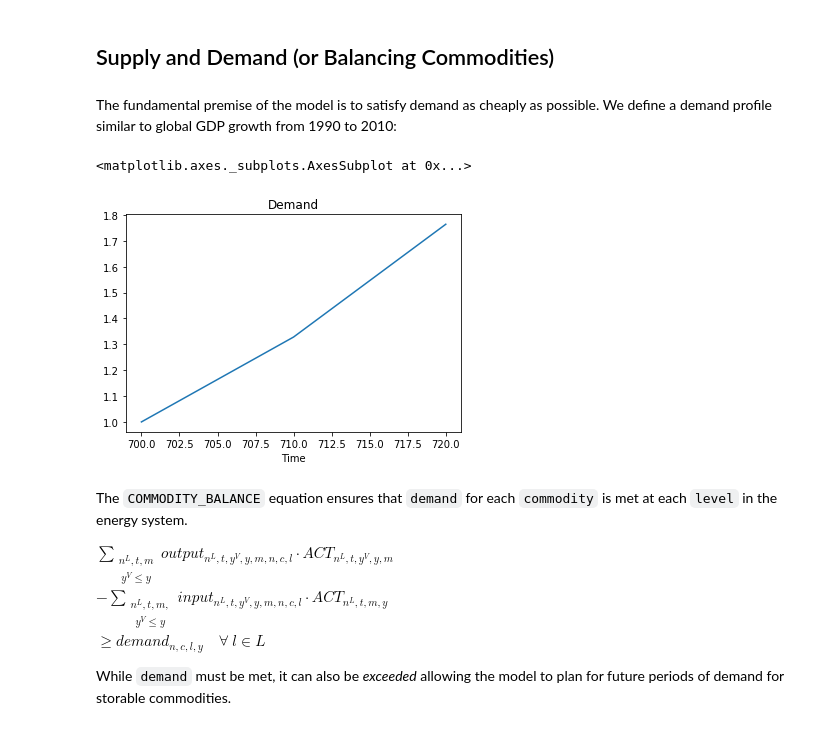
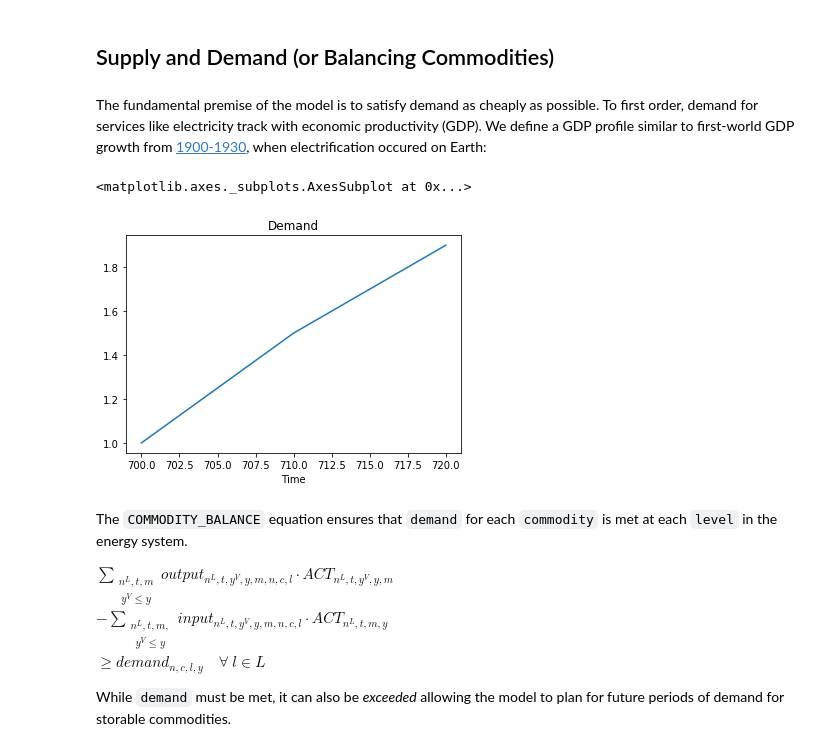
Before and after one commit to adrivinca/message_ix, a Jupyter notebook: tutorial/westeros/westeros.ipynb, the cells around one changed output. Saved outputs shown, nothing was run; the diff lists cells and outputs as text; code cells hidden in the pictures.

Commit message:
switch to gdp from appropriate time period

```diff
--- a/tutorial/westeros/westeros.ipynb
+++ b/tutorial/westeros/westeros.ipynb
@@ -89,15 +89,13 @@ scenario.add_set("mode", "standard")
 # %% [markdown]
 ## Supply and Demand (or Balancing Commodities)
 # %% [markdown]
-The fundamental premise of the model is to satisfy demand as cheaply as possible. We define a demand profile similar to global GDP growth from 1990 to 2010:
+The fundamental premise of the model is to satisfy demand as cheaply as possible. To first order, demand for services like electricity track with economic productivity (GDP). We define a GDP profile similar to first-world GDP growth from [1900-1930](https://en.wikipedia.org/wiki/List_of_regions_by_past_GDP), when electrification occured on Earth:
 # %%
-beta = 0.7 # an elasticity of demand
-gdp = pd.Series([1., 1.5, 2.25], index=pd.Index(model_horizon, name='Time'))
-demand_profile = gdp ** beta
-demand_profile.plot(title='Demand')
+gdp_profile = pd.Series([1., 1.5, 1.9], index=pd.Index(model_horizon, name='Time'))
+gdp_profile.plot(title='Demand')
 # %% [output]
 <matplotlib.axes._subplots.AxesSubplot at 0x...>
-[figure, old version]
+[figure, new version]
 # %% [markdown]
 The `COMMODITY_BALANCE` equation ensures that `demand` for each `commodity` is met at each `level` in the energy system.
 
```
Also changed, not shown: parts of 10 cells of this notebook.
